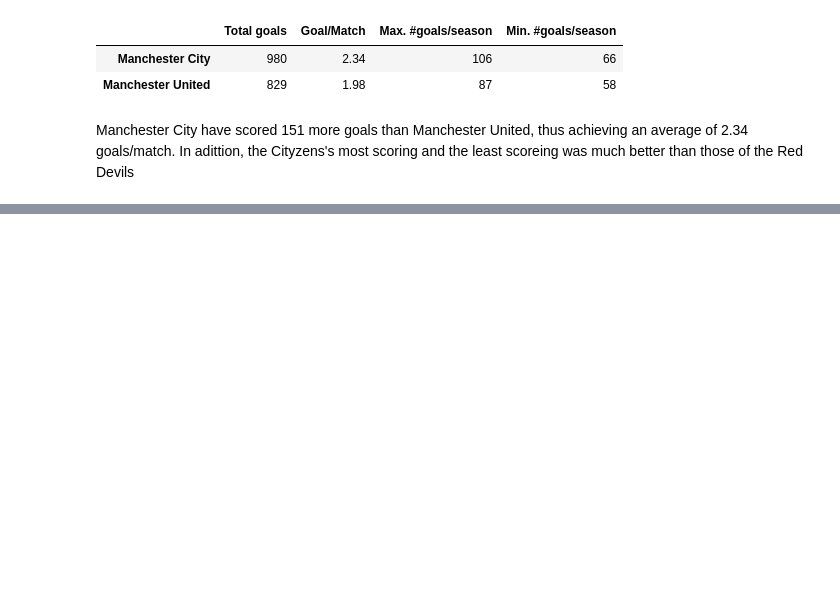
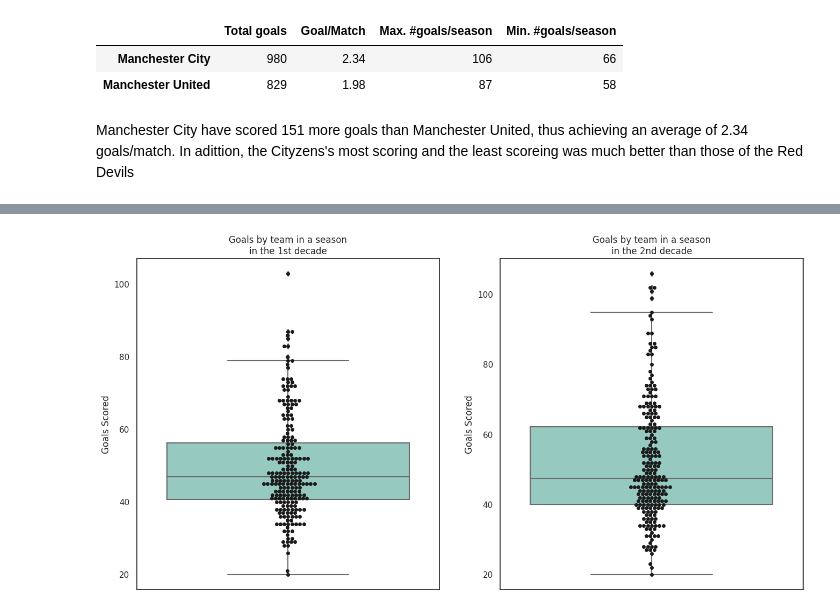
Before and after one commit to CarlosFOL/Premier_League, a Jupyter notebook: notebook.ipynb, the cells around one changed output, grey strips where cells are left out. Cells and saved outputs as stored; diff of their text form; code cells hidden in the pictures; blank space fills up the shorter version.

```diff
--- a/notebook.ipynb
+++ b/notebook.ipynb
@@ -466,0 +494,17 @@ Manchester City have scored 151 more goals than Manchester United, thus achievin
+# %%
+#Canvas
+fig = plt.figure(figsize=(16, 8))
+#Graphics
+#1
+ax1 = fig.add_subplot(121)
+ax1 = sns.boxplot(data=df_decade1, y='Goals Scored', palette='Set3')
+ax1 = sns.swarmplot(data=df_decade1, y='Goals Scored', color='k')
+ax1.set_title('Goals by team in a season\nin the 1st decade')
+#2
+ax2 = fig.add_subplot(122)
+ax2 = sns.boxplot(data=df_decade2, y='Goals Scored', palette='Set3')
+ax2 = sns.swarmplot(data=df_decade2, y='Goals Scored', color='k')
+ax2.set_title('Goals by team in a season\nin the 2nd decade')
+fig.show()
+# %% [output]
+[figure, added]
```
Also changed, not shown: parts of 30 cells of this notebook.
